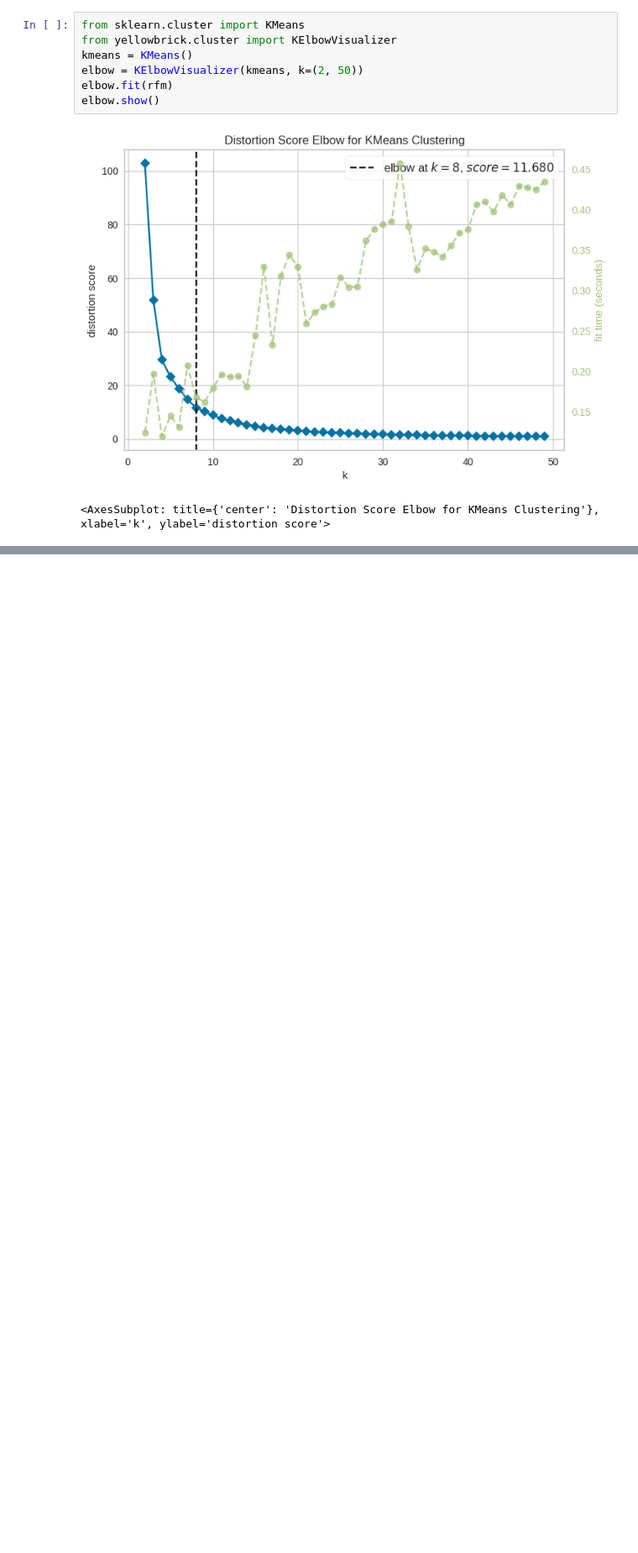
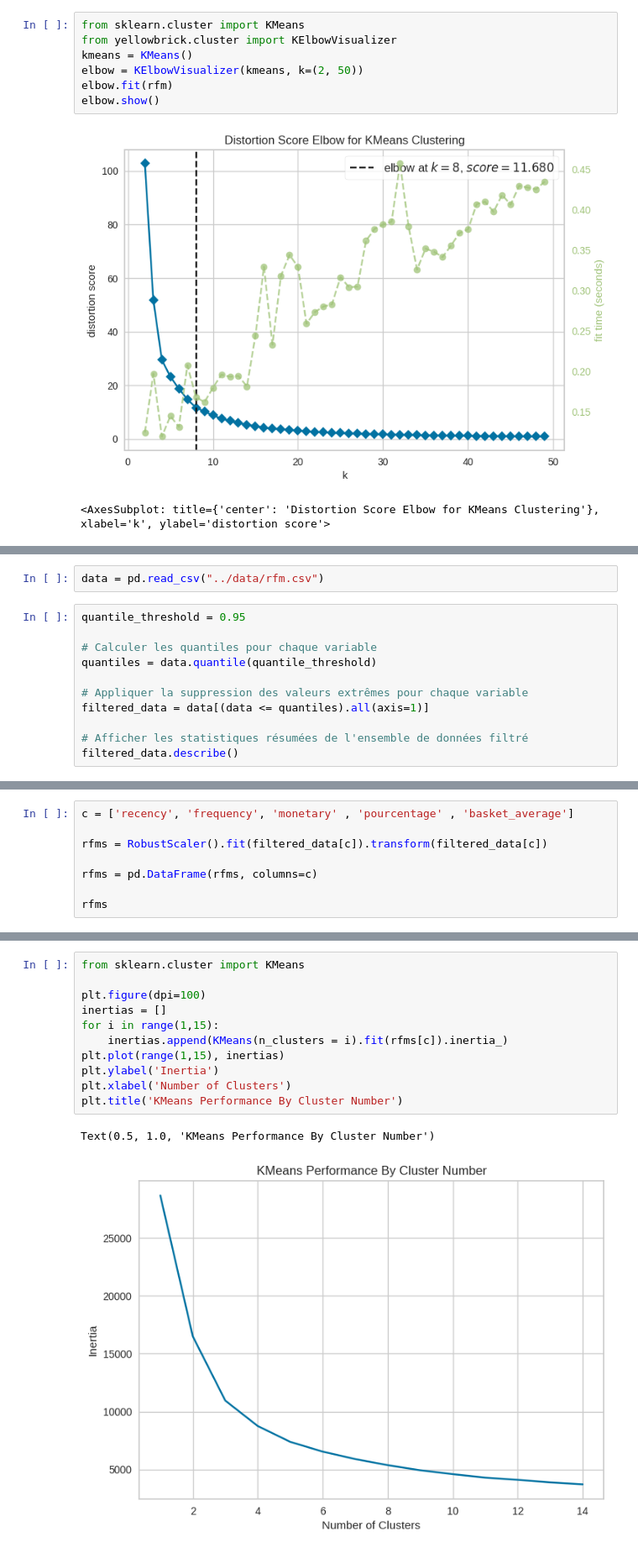
Before and after one commit to Noura-ou/projet_segmentation_client, a Jupyter notebook: src/test_ahmad.ipynb, the cells around one changed output, grey strips where cells are left out. Shown at 84% size. Cells and saved outputs as stored; diff of their text form; blank space fills up the shorter version.

```diff
--- a/src/test_ahmad.ipynb
+++ b/src/test_ahmad.ipynb
@@ -454,0 +520,13 @@ elbow.show()
+# %%
+data = pd.read_csv("../data/rfm.csv")
+# %%
+quantile_threshold = 0.95
+
+# Calculer les quantiles pour chaque variable
+quantiles = data.quantile(quantile_threshold)
+
+# Appliquer la suppression des valeurs extrêmes pour chaque variable
+filtered_data = data[(data <= quantiles).all(axis=1)]
+
+# Afficher les statistiques résumées de l'ensemble de données filtré
+filtered_data.describe()
@@ -454,0 +545,8 @@ elbow.show()
+# %%
+c = ['recency', 'frequency', 'monetary' , 'pourcentage' , 'basket_average']
+
+rfms = RobustScaler().fit(filtered_data[c]).transform(filtered_data[c])
+
+rfms = pd.DataFrame(rfms, columns=c)
+
+rfms
@@ -454,0 +567,14 @@ elbow.show()
+# %%
+from sklearn.cluster import KMeans
+
+plt.figure(dpi=100)
+inertias = []
+for i in range(1,15):
+    inertias.append(KMeans(n_clusters = i).fit(rfms[c]).inertia_)
+plt.plot(range(1,15), inertias)
+plt.ylabel('Inertia')
+plt.xlabel('Number of Clusters')
+plt.title('KMeans Performance By Cluster Number')
+# %% [output]
+Text(0.5, 1.0, 'KMeans Performance By Cluster Number')
+[figure, added]
```
Also changed, not shown: parts of 29 cells of this notebook, 1 other file.
